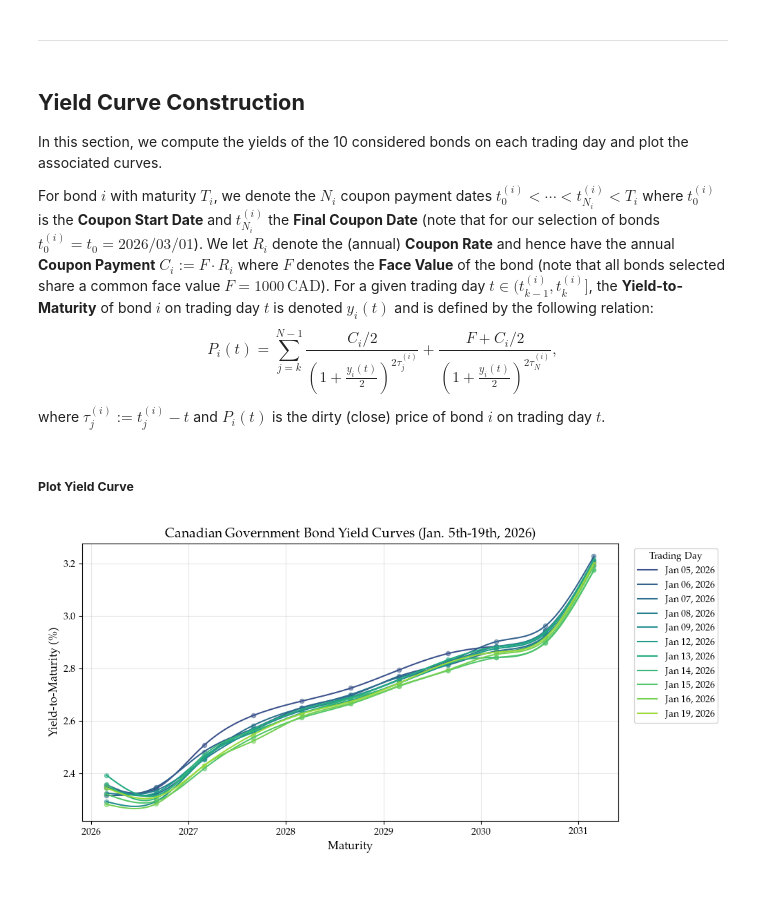
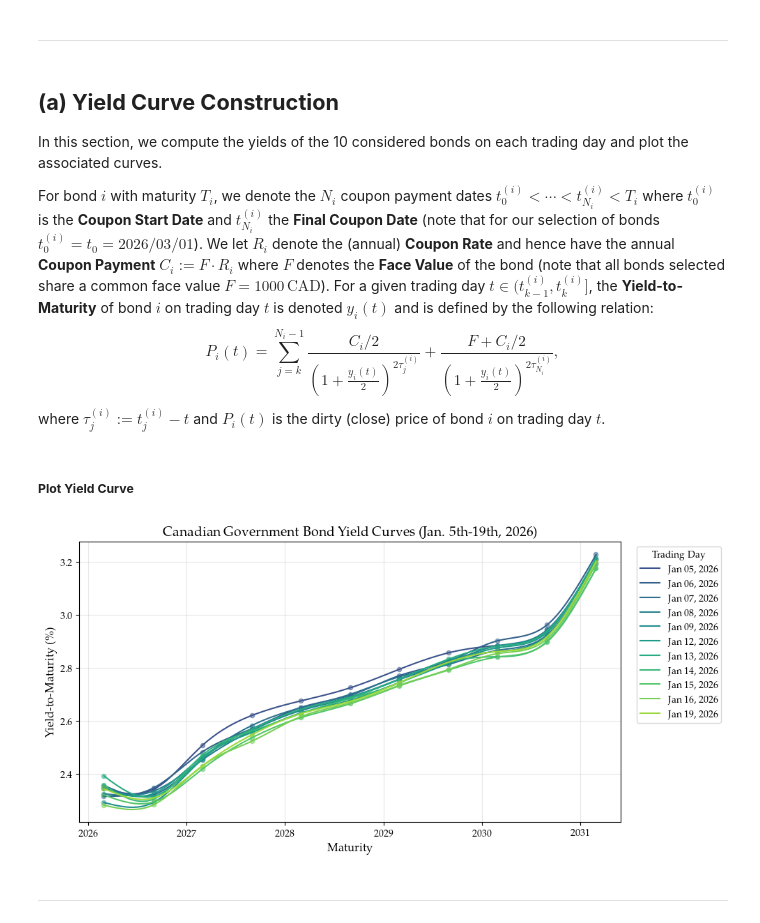
Before and after one commit to Mathewcater/MAT1856-A1, a Jupyter notebook: Assignment1.ipynb, the cells around one changed output. Drawn from its saved outputs; the diff is of its cells as text; code cells hidden in the pictures; blank space fills up the shorter version.

```diff
--- a/Assignment1.ipynb
+++ b/Assignment1.ipynb
@@ -252,14 +251,14 @@ display(bond_data_df)
 # %% [markdown]
 ___________________________________________
 # %% [markdown]
-## **Yield Curve Construction**
+## **(a) Yield Curve Construction**
 
 In this section, we compute the yields of the 10 considered bonds on each trading day and plot the associated curves.
 
 
 For bond $i$ with maturity $T_i$, we denote the $N_{i}$ coupon payment dates $t_0^{(i)} < \cdots < t_{N_{i}}^{(i)} < T_i$ where $t_0^{(i)}$ is the **Coupon Start Date** and $t_{N_i}^{(i)}$ the **Final Coupon Date** (note that for our selection of bonds $t_0^{(i)} = t_0 = 2026/03/01$). We let $R_i$ denote the (annual) **Coupon Rate** and hence have the annual **Coupon Payment** $C_i := F \cdot R_i$ where $F$ denotes the **Face Value** of the bond (note that all bonds selected share a common face value $F = 1000\, \mathrm{CAD}$). For a given trading day $t\in (t_{k-1}^{(i)}, t_{k}^{(i)}]$, the **Yield-to-Maturity** of bond $i$ on trading day $t$ is denoted $y_i(t)$ and is defined by the following relation:
 $$
-P_i(t) =  \sum_{j = k}^{N-1} \frac{C_i/2}{(1 + \frac{y_i(t)}{2})^{2\tau_j^{(i)}}} + \frac{F + C_i/2}{(1 + \frac{y_i(t)}{2})^{2\tau_N^{(i)}}},
+P_i(t) =  \sum_{j = k}^{N_i-1} \frac{C_i/2}{(1 + \frac{y_i(t)}{2})^{2\tau_j^{(i)}}} + \frac{F + C_i/2}{(1 + \frac{y_i(t)}{2})^{2\tau_{N_i}^{(i)}}},
 $$
 where $\tau_j^{(i)} := t_j^{(i)} - t$ and $P_i(t)$ is the dirty (close) price of bond $i$ on trading day $t$.
 # %%
@@ -292,37 +291,38 @@ for i, row in bond_data_df.iterrows():
 # %%
 fig, axs = plt.subplots(figsize=(10, 5))
 trading_dates = np.sort(bond_data_df["Date"].unique())
 vals = np.linspace(0.25, 0.85, len(trading_dates))
 cmap = dict(zip(trading_dates, [plt.cm.viridis(v) for v in vals]))
 
 for date in bond_data_df['Date'].unique():
 
     bond_subset = bond_data_df[bond_data_df['Date'] == date]
-
-    # print(bond_subset)
     maturities = bond_subset['Final Coupon Date']
 
-    x = (maturities - date).dt.days / 365  # Time to maturity in years
-    y = 100 * bond_subset['Yield to Maturity']  # Convert to percentage
-        # Create cubic spline interpolation
+    x = (maturities - date).dt.days / 365
+    y = 100 * bond_subset['Yield to Maturity']
+
+    # Interpolate using natural cubic spline:
     cs = CubicSpline(x, y, bc_type='natural')
     x_smooth = np.linspace(x.min(), x.max(), 200)
     y_smooth = cs(x_smooth)
 
-     # convert smoothed "years from date" -> actual maturity dates
-    date0 = pd.Timestamp(date)
-    maturity_smooth = date0 + pd.to_timedelta(x_smooth * 365.25, unit="D")
+    # Convert (smoothed) year fraction from date to corresponding maturity:
+    date = pd.Timestamp(date)
+    maturity_smooth = date + pd.to_timedelta(x_smooth * 365.25, unit="D")
 
     axs.scatter(maturities, y, s=20, alpha=0.5, color=cmap[date])
     axs.plot(maturity_smooth, y_smooth, label=date.strftime('%b %d, %Y'), color=cmap[date])
 
 axs.set_xlabel('Maturity', fontsize=12)
 axs.set_ylabel('Yield-to-Maturity (\%)', fontsize=12)
 axs.set_title('Canadian Government Bond Yield Curves (Jan. 5th-19th, 2026)', fontsize=14)
 axs.legend(title='Trading Day', bbox_to_anchor=(1.02, 1), loc='upper left')
 axs.grid(True, alpha=0.3)
 
 plt.tight_layout()
 plt.show()
 # %% [output]
-[figure, old version]
+[figure, new version]
+# %% [markdown]
+________________________________________
```
Also changed, not shown: parts of 6 cells of this notebook.
